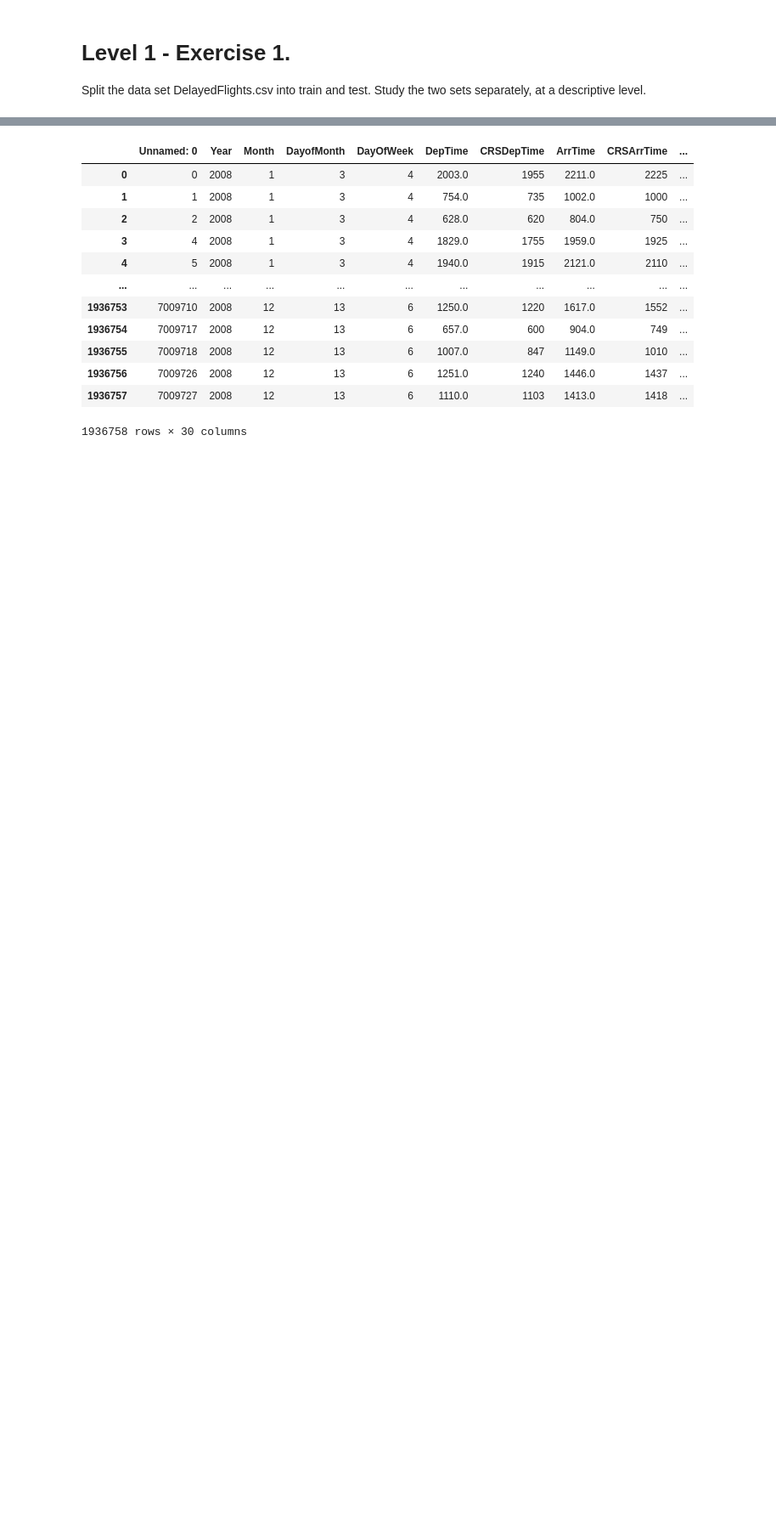
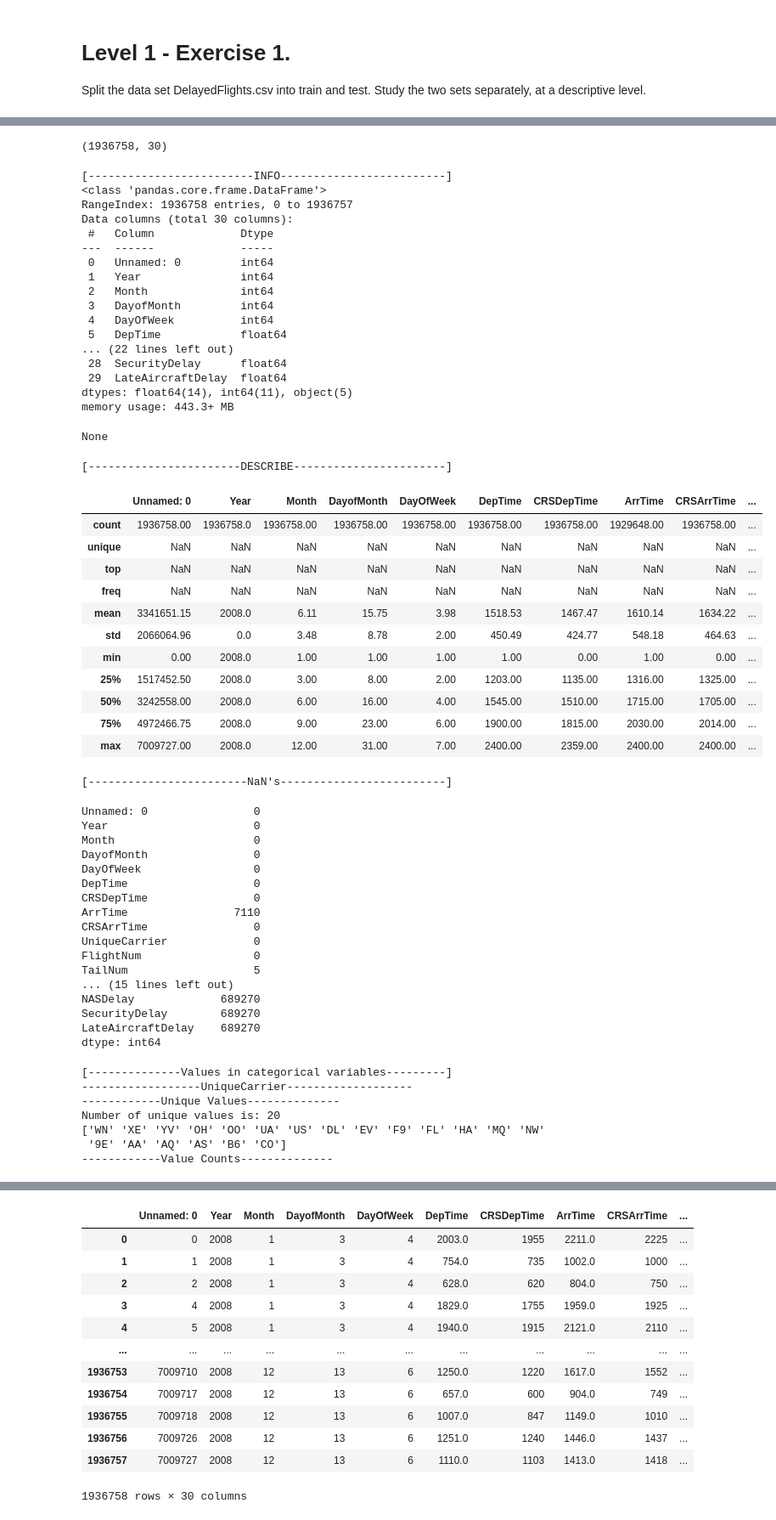
Before and after one commit to Javier-Alfonso-DS/S09_T01_Practice_with_training_and_test_sets, a Jupyter notebook: S09_T01_Practice_with_training_and_test_sets.ipynb, the cells around one changed output, grey strips where cells are left out. Shown at 85% size. Cells and saved outputs as stored; diff of their text form; code cells hidden in the pictures; blank space fills up the shorter version.

```diff
--- a/S09_T01_Practice_with_training_and_test_sets.ipynb
+++ b/S09_T01_Practice_with_training_and_test_sets.ipynb
@@ -52,0 +46,4 @@ None
+# %%
+# Description of raw dataframe
+Pers.df_info(df)
+# %% [output]
@@ -52,0 +51,57 @@ None
+(1936758, 30)
+[-------------------------INFO-------------------------]
+<class 'pandas.core.frame.DataFrame'>
+RangeIndex: 1936758 entries, 0 to 1936757
+Data columns (total 30 columns):
+ #   Column             Dtype
+---  ------             -----
+ 0   Unnamed: 0         int64
+ 1   Year               int64
+ 2   Month              int64
+ 3   DayofMonth         int64
+ 4   DayOfWeek          int64
+ 5   DepTime            float64
+... (22 lines left out)
+ 28  SecurityDelay      float64
+ 29  LateAircraftDelay  float64
+dtypes: float64(14), int64(11), object(5)
+memory usage: 443.3+ MB
+None
+[-----------------------DESCRIBE-----------------------]
+|  | Unnamed: 0 | Year | Month | DayofMonth | DayOfWeek | DepTime | CRSDepTime | ArrTime | CRSArrTime | ... |
+| count | 1936758.00 | 1936758.0 | 1936758.00 | 1936758.00 | 1936758.00 | 1936758.00 | 1936758.00 | 1929648.00 | 1936758.00 | ... |
+| unique | NaN | NaN | NaN | NaN | NaN | NaN | NaN | NaN | NaN | ... |
+| top | NaN | NaN | NaN | NaN | NaN | NaN | NaN | NaN | NaN | ... |
+| freq | NaN | NaN | NaN | NaN | NaN | NaN | NaN | NaN | NaN | ... |
+| mean | 3341651.15 | 2008.0 | 6.11 | 15.75 | 3.98 | 1518.53 | 1467.47 | 1610.14 | 1634.22 | ... |
+| std | 2066064.96 | 0.0 | 3.48 | 8.78 | 2.00 | 450.49 | 424.77 | 548.18 | 464.63 | ... |
+| min | 0.00 | 2008.0 | 1.00 | 1.00 | 1.00 | 1.00 | 0.00 | 1.00 | 0.00 | ... |
+| 25% | 1517452.50 | 2008.0 | 3.00 | 8.00 | 2.00 | 1203.00 | 1135.00 | 1316.00 | 1325.00 | ... |
+| 50% | 3242558.00 | 2008.0 | 6.00 | 16.00 | 4.00 | 1545.00 | 1510.00 | 1715.00 | 1705.00 | ... |
+| 75% | 4972466.75 | 2008.0 | 9.00 | 23.00 | 6.00 | 1900.00 | 1815.00 | 2030.00 | 2014.00 | ... |
+| max | 7009727.00 | 2008.0 | 12.00 | 31.00 | 7.00 | 2400.00 | 2359.00 | 2400.00 | 2400.00 | ... |
+[------------------------NaN's-------------------------]
+Unnamed: 0                0
+Year                      0
+Month                     0
+DayofMonth                0
+DayOfWeek                 0
+DepTime                   0
+CRSDepTime                0
+ArrTime                7110
+CRSArrTime                0
+UniqueCarrier             0
+FlightNum                 0
+TailNum                   5
+... (15 lines left out)
+NASDelay             689270
+SecurityDelay        689270
+LateAircraftDelay    689270
+dtype: int64
+[--------------Values in categorical variables---------]
+------------------UniqueCarrier-------------------
+------------Unique Values--------------
+Number of unique values is: 20
+['WN' 'XE' 'YV' 'OH' 'OO' 'UA' 'US' 'DL' 'EV' 'F9' 'FL' 'HA' 'MQ' 'NW'
+ '9E' 'AA' 'AQ' 'AS' 'B6' 'CO']
+------------Value Counts--------------
```
Also changed, not shown: parts of 23 cells of this notebook, 3 other files.
